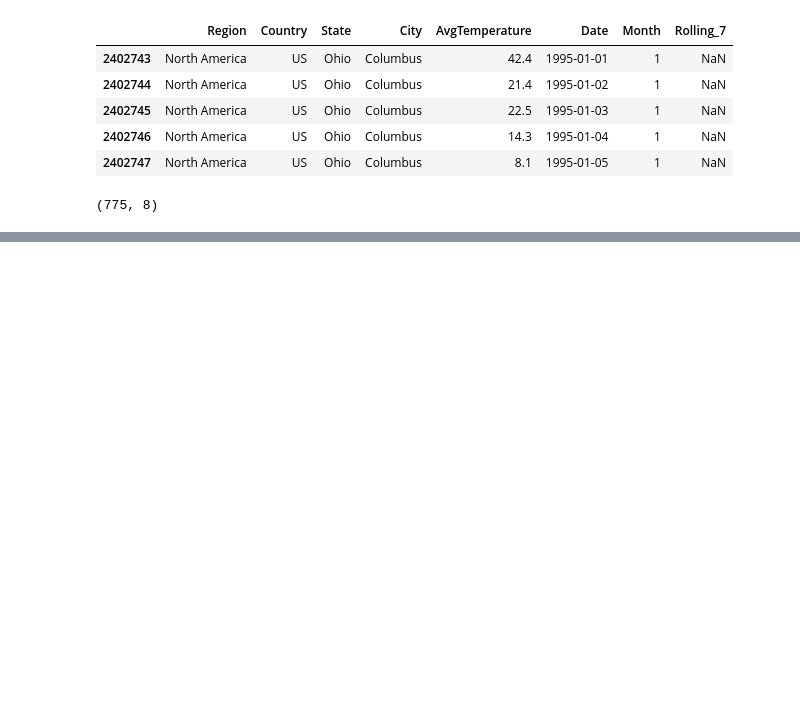
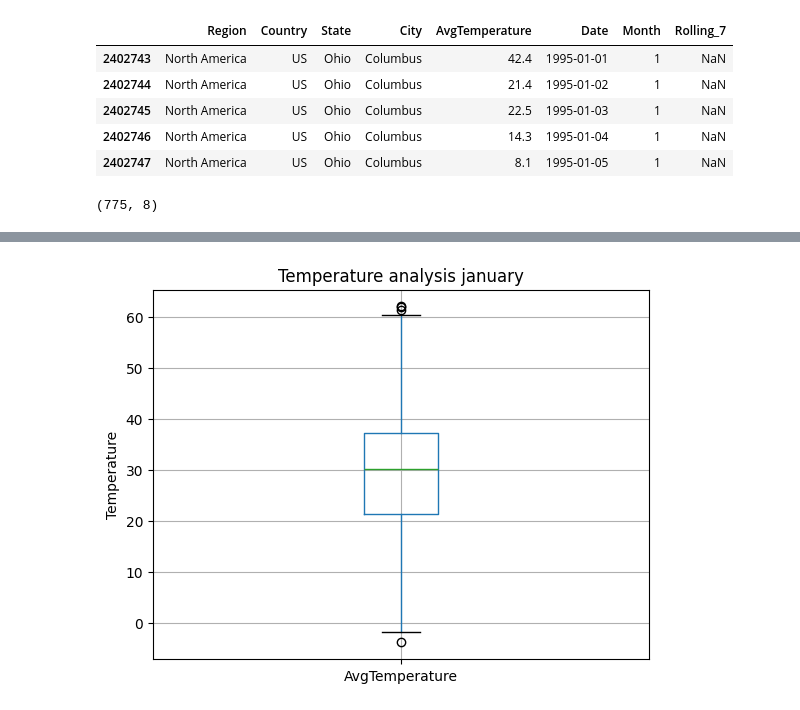
Before and after one commit to juanlopera23/temperature-time-series-analysis, a Jupyter notebook: eda.ipynb, the cells around one changed output, grey strips where cells are left out. Drawn from its saved outputs; the diff is of its cells as text; code cells hidden in the pictures; blank space fills up the shorter version.

Commit message:
feat: add monthly outlier detection with IQR and boxplots

```diff
--- a/eda.ipynb
+++ b/eda.ipynb
@@ -678,0 +686,6 @@ See the caveats in the documentation: https://pandas.pydata.org/pandas-docs/stab
+# %%
+month= "january"
+
+boxplot_temperature_analysis(df_january, month)
+# %% [output]
+[figure, added]
```
Also changed, not shown: parts of 5 cells of this notebook, 2 other files.
